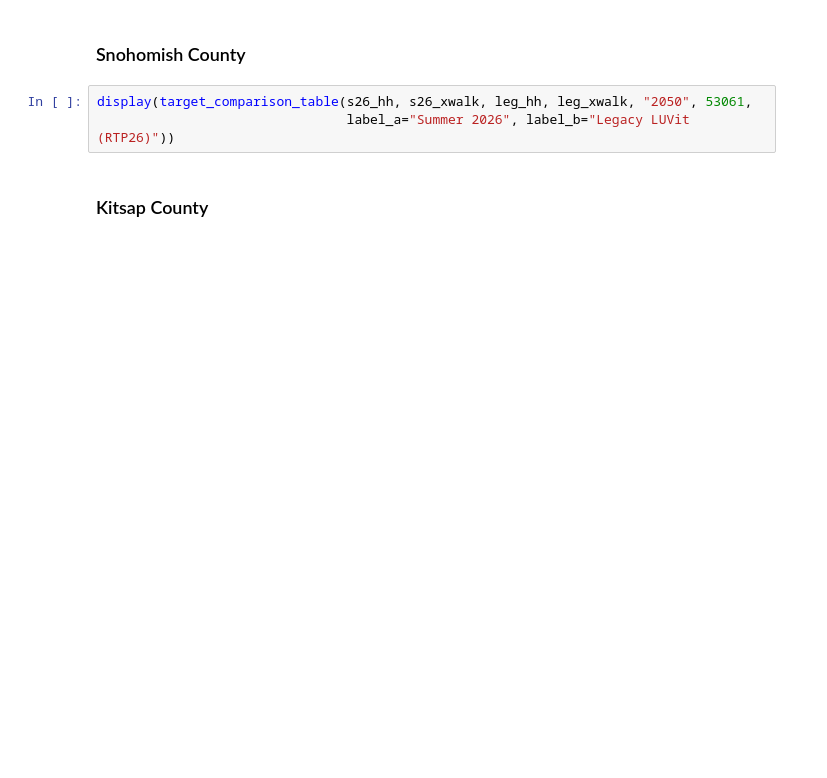
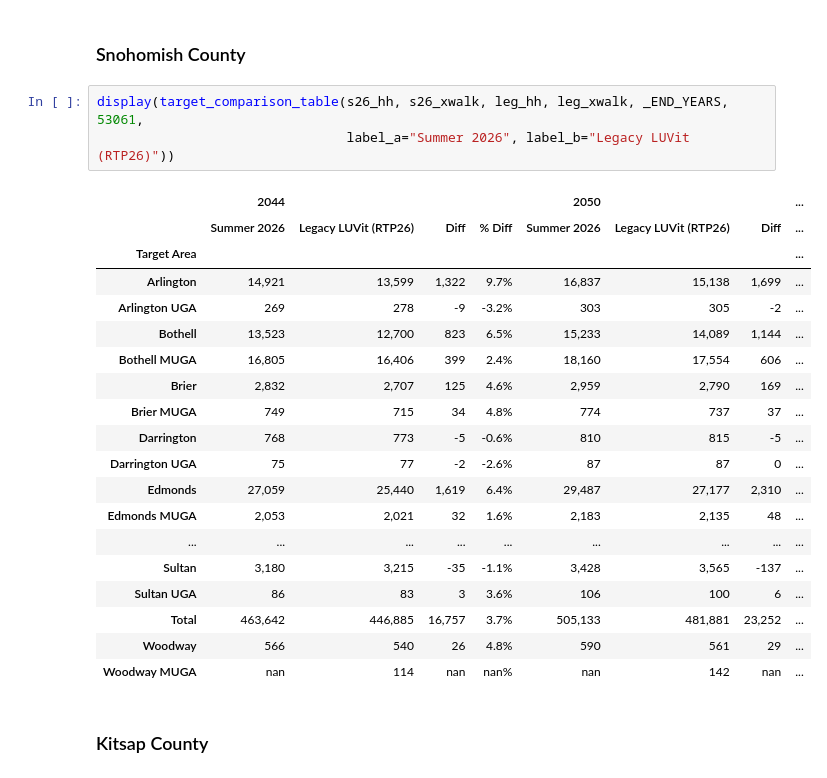
Before and after one commit to psrc/control_totals, a Jupyter notebook: examples/summer_2026/validation.ipynb, the cells around one changed output. Drawn from its saved outputs; the diff is of its cells as text; blank space fills up the shorter version.

```diff
--- a/examples/summer_2026/validation.ipynb
+++ b/examples/summer_2026/validation.ipynb
@@ -146,8 +244,28 @@ display(target_comparison_table(s26_hh, s26_xwalk, leg_hh, leg_xwalk, "2050", 53
 # %% [markdown]
 ### Snohomish County
 # %%
-display(target_comparison_table(s26_hh, s26_xwalk, leg_hh, leg_xwalk, "2050", 53061,
+display(target_comparison_table(s26_hh, s26_xwalk, leg_hh, leg_xwalk, _END_YEARS, 53061,
                                 label_a="Summer 2026", label_b="Legacy LUVit (RTP26)"))
+# %% [output]
+|  | 2044 |  |  |  | 2050 |  |  | ... |
+|  | Summer 2026 | Legacy LUVit (RTP26) | Diff | % Diff | Summer 2026 | Legacy LUVit (RTP26) | Diff | ... |
+| Target Area |  |  |  |  |  |  |  | ... |
+| Arlington | 14,921 | 13,599 | 1,322 | 9.7% | 16,837 | 15,138 | 1,699 | ... |
+| Arlington UGA | 269 | 278 | -9 | -3.2% | 303 | 305 | -2 | ... |
+| Bothell | 13,523 | 12,700 | 823 | 6.5% | 15,233 | 14,089 | 1,144 | ... |
+| Bothell MUGA | 16,805 | 16,406 | 399 | 2.4% | 18,160 | 17,554 | 606 | ... |
+| Brier | 2,832 | 2,707 | 125 | 4.6% | 2,959 | 2,790 | 169 | ... |
+| Brier MUGA | 749 | 715 | 34 | 4.8% | 774 | 737 | 37 | ... |
+| Darrington | 768 | 773 | -5 | -0.6% | 810 | 815 | -5 | ... |
+| Darrington UGA | 75 | 77 | -2 | -2.6% | 87 | 87 | 0 | ... |
+| Edmonds | 27,059 | 25,440 | 1,619 | 6.4% | 29,487 | 27,177 | 2,310 | ... |
+| Edmonds MUGA | 2,053 | 2,021 | 32 | 1.6% | 2,183 | 2,135 | 48 | ... |
+| ... | ... | ... | ... | ... | ... | ... | ... | ... |
+| Sultan | 3,180 | 3,215 | -35 | -1.1% | 3,428 | 3,565 | -137 | ... |
+| Sultan UGA | 86 | 83 | 3 | 3.6% | 106 | 100 | 6 | ... |
+| Total | 463,642 | 446,885 | 16,757 | 3.7% | 505,133 | 481,881 | 23,252 | ... |
+| Woodway | 566 | 540 | 26 | 4.8% | 590 | 561 | 29 | ... |
+| Woodway MUGA | nan | 114 | nan | nan% | nan | 142 | nan | ... |
 # %% [markdown]
 ### Kitsap County
 # %%
```
Also changed, not shown: parts of 12 cells of this notebook, 2 other files.
